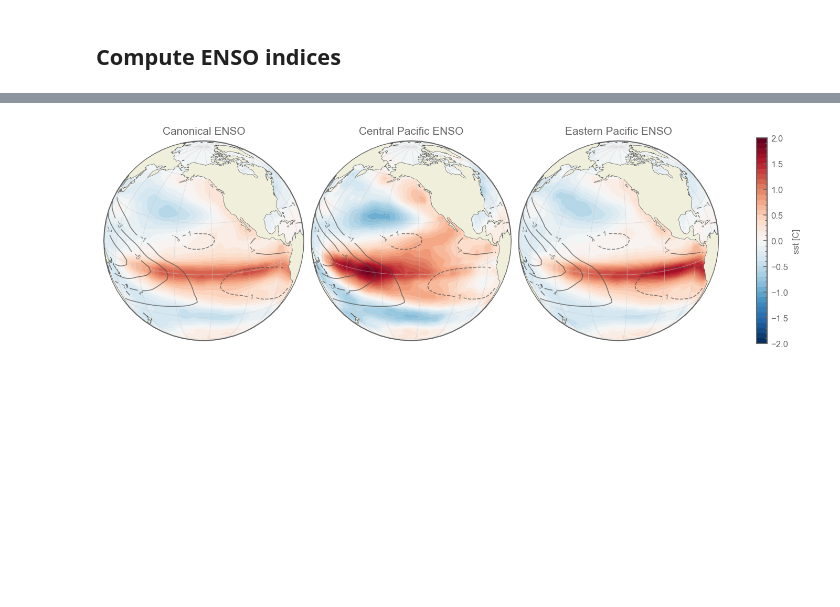
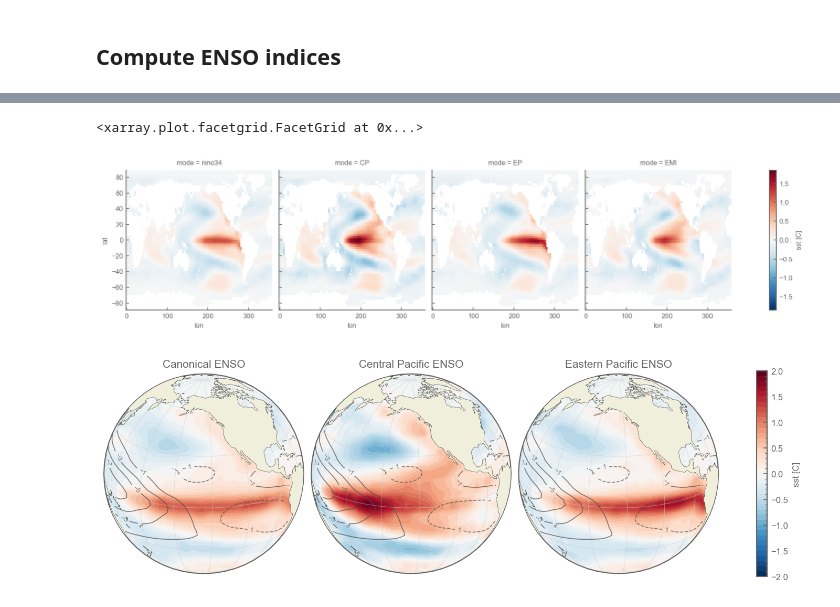
Before and after one commit to rguilcas/2025_GRL_Pattern-effect-internal-variability, a Jupyter notebook: Processing_poster.ipynb, the cells around one changed output, grey strips where cells are left out. Drawn from its saved outputs; the diff is of its cells as text; code cells hidden in the pictures; blank space fills up the shorter version.

```diff
--- a/Processing_poster.ipynb
+++ b/Processing_poster.ipynb
@@ -276,3 +435,8 @@ regr_modes_full = xr_linregress(modes, SSTA, dim='time')
+# %%
+regr_modes_full.mean('product').slope.plot(col='mode')
+# %% [output]
+<xarray.plot.facetgrid.FacetGrid at 0x...>
+[figure, added]
 # %%
 projection=ccrs.Orthographic(220,20)
 mean_gf = GF.sel(GF_source='mean')
```
Also changed, not shown: parts of 29 cells of this notebook, 23 other files.
